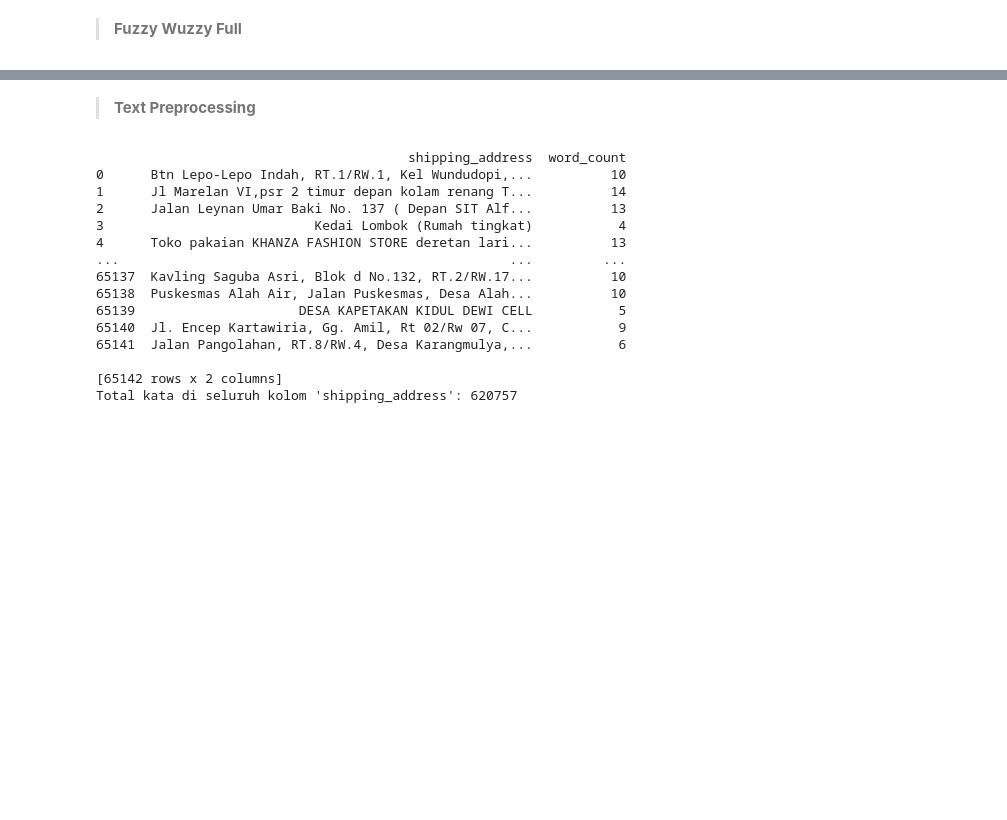
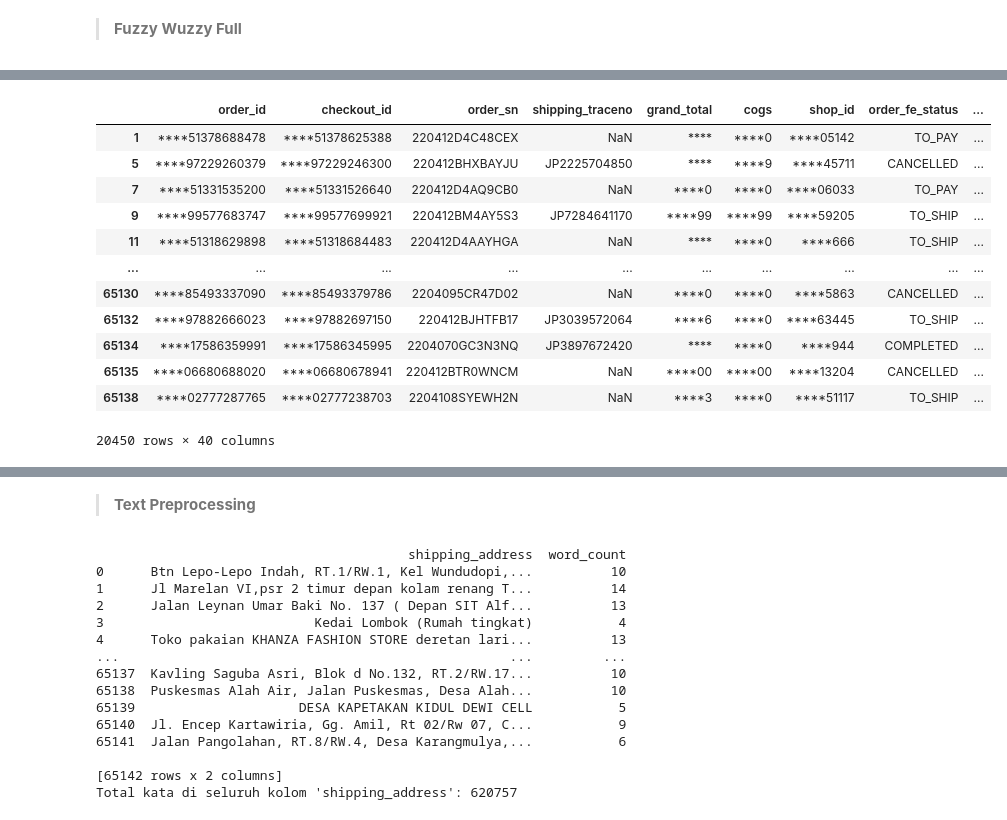
Before and after one commit to dimasrepo/DCD, a Jupyter notebook: Github/Python/FraudNew.ipynb, the cells around one changed output, grey strips where cells are left out. Drawn from its saved outputs; the diff is of its cells as text; code cells hidden in the pictures; blank space fills up the shorter version.

```diff
--- a/Github/Python/FraudNew.ipynb
+++ b/Github/Python/FraudNew.ipynb
@@ -902,5 +918,6 @@ Process finished --- 5316.946609258652 seconds ---
 # %%
-drive.mount('/content/drive')
-dataf = pd.read_csv(r'datafuzzy.csv', encoding='latin-1')
+# dataf = pd.read_csv(r'datafuzzy.csv', encoding='latin-1')
+# dataf.to_pickle(r'datafuzzy.pkl')
+dataf = pd.read_pickle(r'datafuzzy.pkl')
 dataf
 # %% [output]
@@ -920,0 +937,4 @@ Drive already mounted at /content/drive; to attempt to forcibly remount, call dr
+# %%
+# Menggabungkan kolom 'pv_voucher_activity_name' dan 'fuzzy_group_number' tanpa 'registration_prefix'
+dataf['grouping_column'] = dataf['pv_voucher_activity_name'].astype(str) + '_' + \
+                           dataf['fuzzy_group_number'].astype(str)
@@ -920,0 +950,16 @@ Drive already mounted at /content/drive; to attempt to forcibly remount, call dr
+# %%
+dataf.dropna(subset=['fuzzy_group_number'])
+# %% [output]
+|  | order_id | checkout_id | order_sn | shipping_traceno | grand_total | cogs | shop_id | order_fe_status | ... |
+| 1 | ****51378688478 | ****51378625388 | 220412D4C48CEX | NaN | **** | ****0 | ****05142 | TO_PAY | ... |
+| 5 | ****97229260379 | ****97229246300 | 220412BHXBAYJU | JP2225704850 | **** | ****9 | ****45711 | CANCELLED | ... |
+| 7 | ****51331535200 | ****51331526640 | 220412D4AQ9CB0 | NaN | ****0 | ****0 | ****06033 | TO_PAY | ... |
+| 9 | ****99577683747 | ****99577699921 | 220412BM4AY5S3 | JP7284641170 | ****99 | ****99 | ****59205 | TO_SHIP | ... |
+| 11 | ****51318629898 | ****51318684483 | 220412D4AAYHGA | NaN | **** | ****0 | ****666 | TO_SHIP | ... |
+| ... | ... | ... | ... | ... | ... | ... | ... | ... | ... |
+| 65130 | ****85493337090 | ****85493379786 | 2204095CR47D02 | NaN | ****0 | ****0 | ****5863 | CANCELLED | ... |
+| 65132 | ****97882666023 | ****97882697150 | 220412BJHTFB17 | JP3039572064 | ****6 | ****0 | ****63445 | TO_SHIP | ... |
+| 65134 | ****17586359991 | ****17586345995 | 2204070GC3N3NQ | JP3897672420 | **** | ****0 | ****944 | COMPLETED | ... |
+| 65135 | ****06680688020 | ****06680678941 | 220412BTR0WNCM | NaN | ****00 | ****00 | ****13204 | CANCELLED | ... |
+| 65138 | ****02777287765 | ****02777238703 | 2204108SYEWH2N | NaN | ****3 | ****0 | ****51117 | TO_SHIP | ... |
+20450 rows × 40 columns
```
Also changed, not shown: parts of 36 cells of this notebook, 4 other files.
